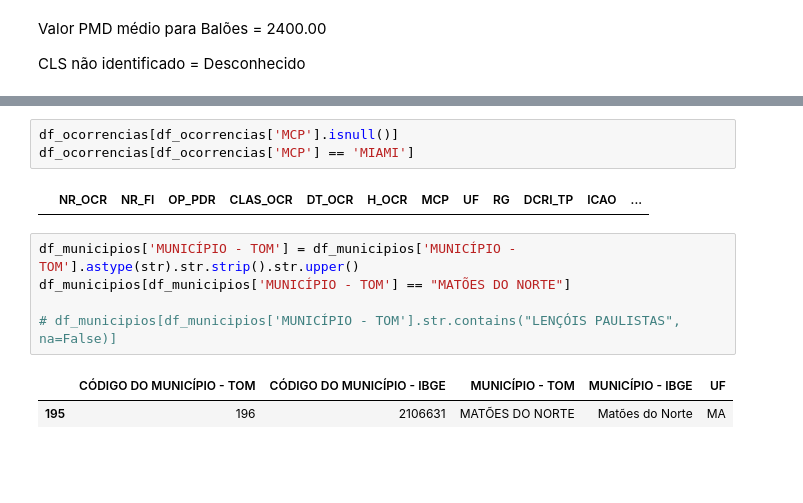
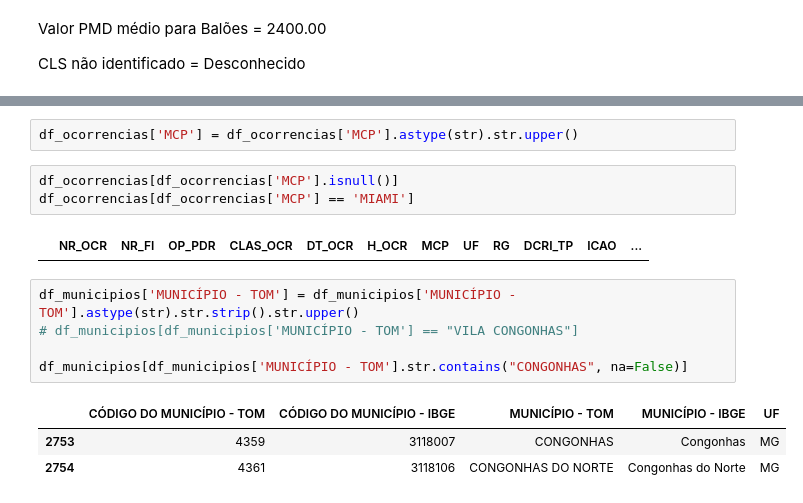
Before and after one commit to vitorluzz/etl-voos-anac, a Jupyter notebook: solution/job_stage_curated.ipynb, the cells around one changed output, grey strips where cells are left out. Drawn from its saved outputs; the diff is of its cells as text; blank space fills up the shorter version.

```diff
--- a/solution/job_stage_curated.ipynb
+++ b/solution/job_stage_curated.ipynb
@@ -718,6 +1286,8 @@ df_ocorrencias.loc[df_ocorrencias['MCP'] == 'XINGUARÁ', 'MCP'] = 'Xinguara'
 df_ocorrencias.loc[df_ocorrencias['MCP'] == 'ÉRICO - AMAJARI', 'MCP'] = 'Amajari'
 df_ocorrencias.loc[df_ocorrencias['MCP'] == 'ÁREA RURAL', 'MCP'] = 'Palestina'
 df_ocorrencias.loc[df_ocorrencias['MCP'] == 'SANTO ANTÔNIO DE LEVERGER', 'MCP'] = 'Santo Antônio do Leverger'
+# %%
+df_ocorrencias['MCP'] = df_ocorrencias['MCP'].astype(str).str.upper()
 # %%
 df_ocorrencias[df_ocorrencias['MCP'].isnull()]
 df_ocorrencias[df_ocorrencias['MCP'] == 'MIAMI']
@@ -725,12 +1295,13 @@ df_ocorrencias[df_ocorrencias['MCP'] == 'MIAMI']
 |  | NR_OCR | NR_FI | OP_PDR | CLAS_OCR | DT_OCR | H_OCR | MCP | UF | RG | DCRI_TP | ICAO | ... |
 # %%
 df_municipios['MUNICÍPIO - TOM'] = df_municipios['MUNICÍPIO - TOM'].astype(str).str.strip().str.upper()
-df_municipios[df_municipios['MUNICÍPIO - TOM'] == "MATÕES DO NORTE"]
+# df_municipios[df_municipios['MUNICÍPIO - TOM'] == "VILA CONGONHAS"]
 
-# df_municipios[df_municipios['MUNICÍPIO - TOM'].str.contains("LENÇÓIS PAULISTAS", na=False)]
+df_municipios[df_municipios['MUNICÍPIO - TOM'].str.contains("CONGONHAS", na=False)]
 # %% [output]
 |  | CÓDIGO DO MUNICÍPIO - TOM | CÓDIGO DO MUNICÍPIO - IBGE | MUNICÍPIO - TOM | MUNICÍPIO - IBGE | UF |
-| 195 | 196 | 2106631 | MATÕES DO NORTE | Matões do Norte | MA |
+| 2753 | 4359 | 3118007 | CONGONHAS | Congonhas | MG |
+| 2754 | 4361 | 3118106 | CONGONHAS DO NORTE | Congonhas do Norte | MG |
 # %%
 df_ocorrencias.head()
 # %% [output]
```
Also changed, not shown: parts of 8 cells of this notebook, 1 other file.
